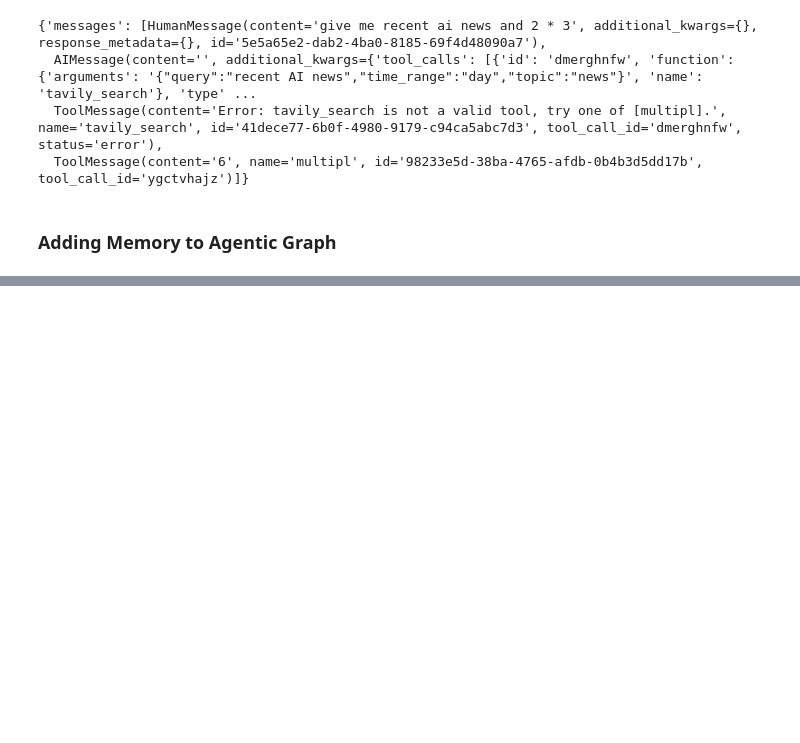
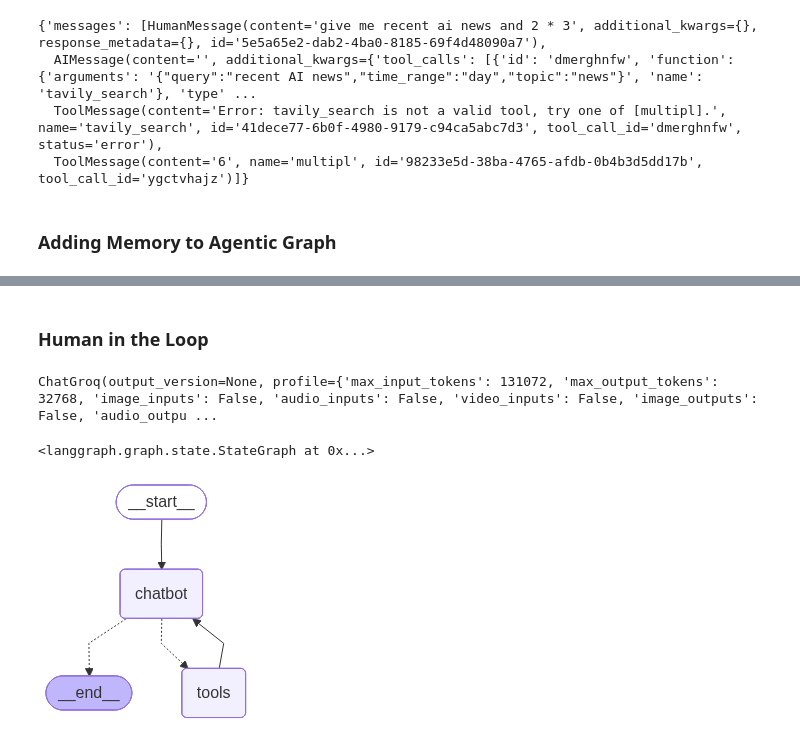
Before and after one commit to devendraaa/Agentic_ai_Langc, a Jupyter notebook: updatedlangchan/basic_chatbot.ipynb, the cells around one changed output, grey strips where cells are left out. Saved outputs shown, nothing was run; the diff lists cells and outputs as text; code cells hidden in the pictures; blank space fills up the shorter version.

```diff
--- a/updatedlangchan/basic_chatbot.ipynb
+++ b/updatedlangchan/basic_chatbot.ipynb
@@ -224,0 +286,78 @@ graph.invoke({"messages":"what is my name"}, config=config)
+# %% [markdown]
+### Human in the Loop
+# %%
+from dotenv import load_dotenv
+from langchain_groq import ChatGroq
+
+load_dotenv()
+
+llm = ChatGroq(
+    model="llama-3.3-70b-versatile"
+)
+# %%
+llm
+# %% [output]
+ChatGroq(output_version=None, profile={'max_input_tokens': 131072, 'max_output_tokens': 32768, 'image_inputs': False, 'audio_inputs': False, 'video_inputs': False, 'image_outputs': False, 'audio_outpu ...
+# %%
+from typing import Annotated
+from typing_extensions import TypedDict
+from langgraph.graph import StateGraph, START, END
+from langgraph.graph.message import add_messages
+from langchain_tavily import TavilySearch
+from langchain_core.tools import tool
+from langgraph.checkpoint.memory import MemorySaver
+
+from langgraph.graph.message import add_messages
+from langgraph.prebuilt import ToolNode, tools_condition
+
+from langgraph.types import Command, interrupt
+
+class State(TypedDict):
+    messages : Annotated[list, add_messages]
+
+graph_builder2 = StateGraph(State)
+
+@tool
+def human_assis(query: str) -> str:
+    """Request assistant from a human"""
+    human_response = interrupt({"query": query})
+    return human_response["data"]
+
+tool = TavilySearch(max_results=2)
+tools = [tool, human_assis]
+llm_with_tools2 = llm.bind_tools(tools)
+
+def chatbot(state: State):
+    message = llm_with_tools2.invoke(state["messages"])
+    # because we will be interrupted during tool execution, we disable  parellel
+    # tool calling to avoid repeated any tool invocation we resume.
+
+    return {"messages": [message]}
+
+graph_builder2.add_node("chatbot", chatbot)
+
+tool_node = ToolNode(tools=tools)
+graph_builder2.add_node("tools", tool_node)
+
+graph_builder2.add_conditional_edges(
+    "chatbot",
+    tools_condition
+)
+
+graph_builder2.add_edge("tools", "chatbot")
+graph_builder2.add_edge(START, "chatbot")
+# %% [output]
+<langgraph.graph.state.StateGraph at 0x...>
+# %%
+memory = MemorySaver()
+
+graph = graph_builder2.compile(checkpointer=memory)
+# %%
+from IPython.display import Image, display
+
+try:
+    display(Image(graph.get_graph().draw_mermaid_png()))
+except Exception:
+    pass
+# %% [output]
+[figure, added]
```
Also changed, not shown: parts of 16 cells of this notebook.
